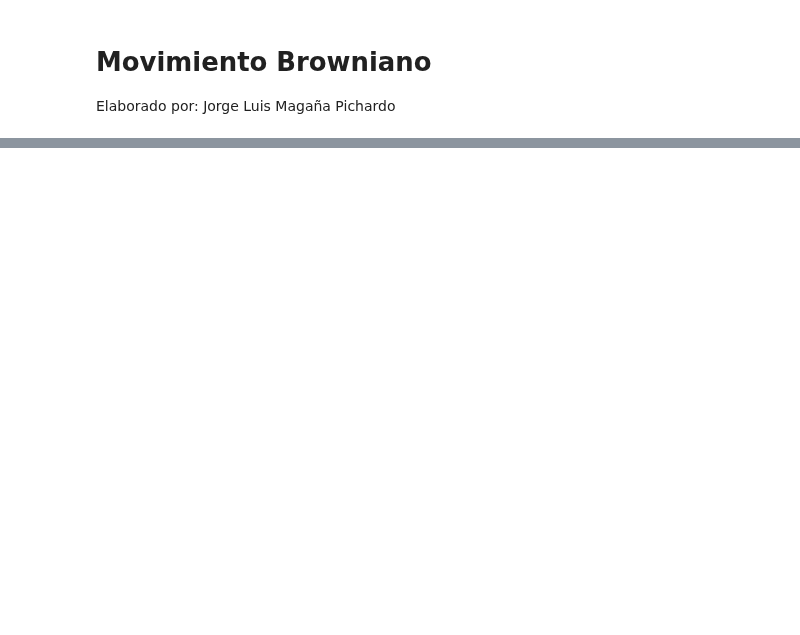
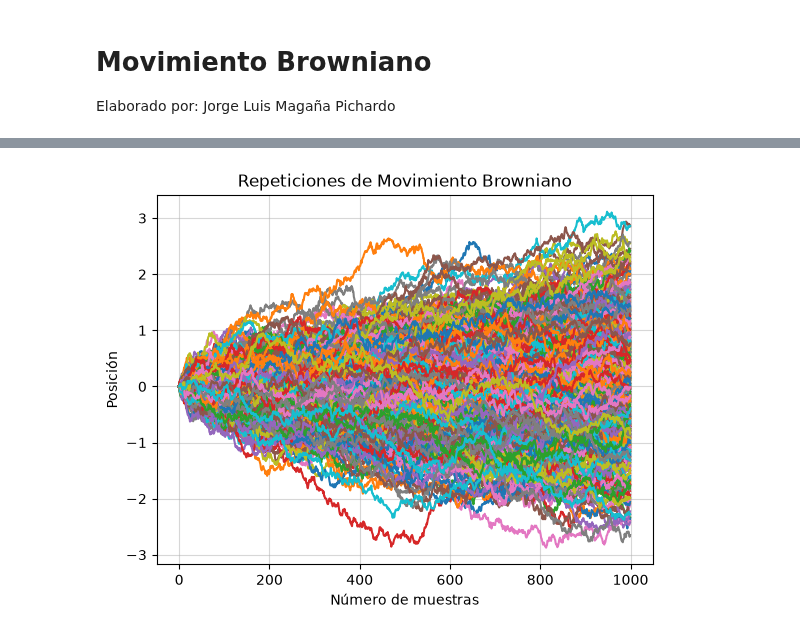
Before and after one commit to jorge-pichardo07/Simulacion-II, a Jupyter notebook: Movimiento Browniano.ipynb, the cells around one changed output, grey strips where cells are left out. Drawn from its saved outputs; the diff is of its cells as text; code cells hidden in the pictures; blank space fills up the shorter version.

```diff
--- a/Movimiento Browniano.ipynb
+++ b/Movimiento Browniano.ipynb
@@ -26,0 +31,14 @@ plt.plot(M)
+# %%
+def reps(n,N): #n numero de repeticiones, N numero de muestras
+    for i in range(n):
+        M = brownie(1,N)
+        plt.plot(M)
+    plt.title("Repeticiones de Movimiento Browniano")
+    plt.xlabel("Número de muestras")
+    plt.ylabel("Posición")
+    plt.grid(True, alpha=0.5)
+    return
+# %%
+reps(500,1000)
+# %% [output]
+[figure, added]
```
Also changed, not shown: parts of 17 cells of this notebook.
